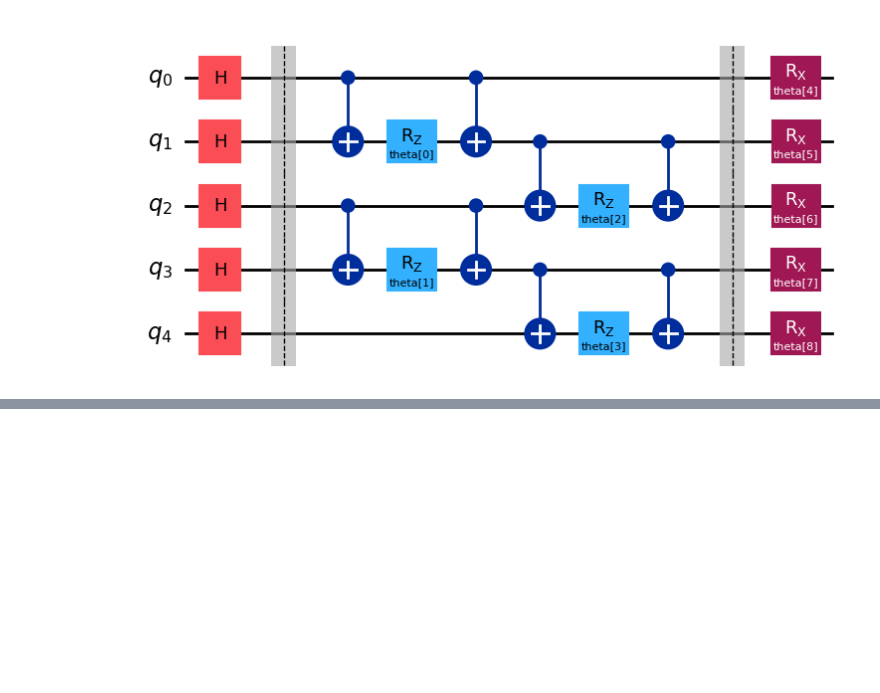
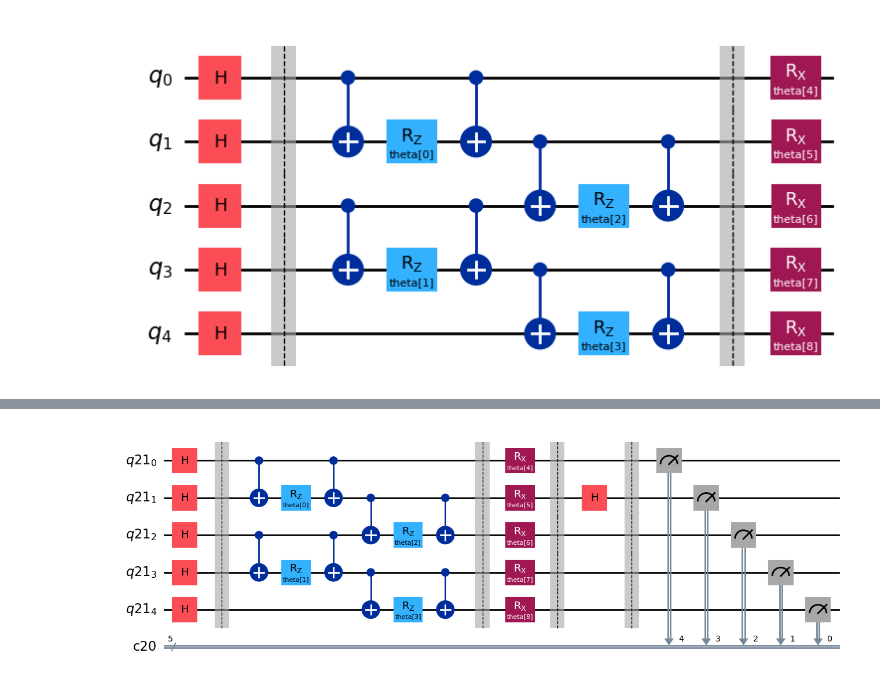
Before and after one commit to BrainConnection/Quantum_Algorithm, a Jupyter notebook: 2. TFIM VQNHE.ipynb, the cells around one changed output, grey strips where cells are left out. Drawn from its saved outputs; the diff is of its cells as text; code cells hidden in the pictures; blank space fills up the shorter version.

```diff
--- a/2. TFIM VQNHE.ipynb
+++ b/2. TFIM VQNHE.ipynb
@@ -208,0 +238,47 @@ scipy minimize
+# %%
+# Ansatz for VQNHE X1 Measurement
+
+qbit1 = QuantumRegister(5)
+cbit1 = ClassicalRegister(5)
+
+ansatz_x1 = QuantumCircuit(qbit1, cbit1)
+
+params = ParameterVector("theta", length=9)
+it = iter(params)
+
+ansatz_x1.h(range(0,5))
+
+ansatz_x1.barrier()
+
+ansatz_x1.cx(0, 1)
+ansatz_x1.cx(2, 3)
+ansatz_x1.rz(next(it), 1)
+ansatz_x1.rz(next(it), 3)
+ansatz_x1.cx(0, 1)
+ansatz_x1.cx(2, 3)
+ansatz_x1.cx(1, 2)
+ansatz_x1.cx(3, 4)
+ansatz_x1.rz(next(it), 2)
+ansatz_x1.rz(next(it), 4)
+ansatz_x1.cx(1, 2)
+ansatz_x1.cx(3, 4)
+
+ansatz_x1.barrier()
+
+ansatz_x1.rx(next(it), 0)
+ansatz_x1.rx(next(it), 1)
+ansatz_x1.rx(next(it), 2)
+ansatz_x1.rx(next(it), 3)
+ansatz_x1.rx(next(it), 4)
+
+ansatz_x1.barrier()
+
+ansatz_x1.h(1)
+
+ansatz_x1.barrier()
+
+ansatz_x1.measure([0,1,2,3,4], [4,3,2,1,0])
+
+ansatz_x1.draw("mpl")
+# %% [output]
+[figure, added]
```
Also changed, not shown: parts of 185 cells of this notebook.
